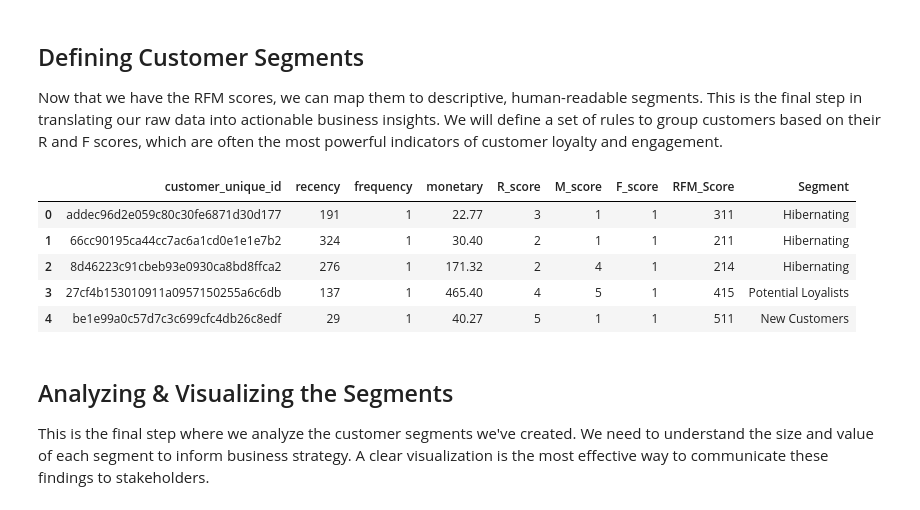
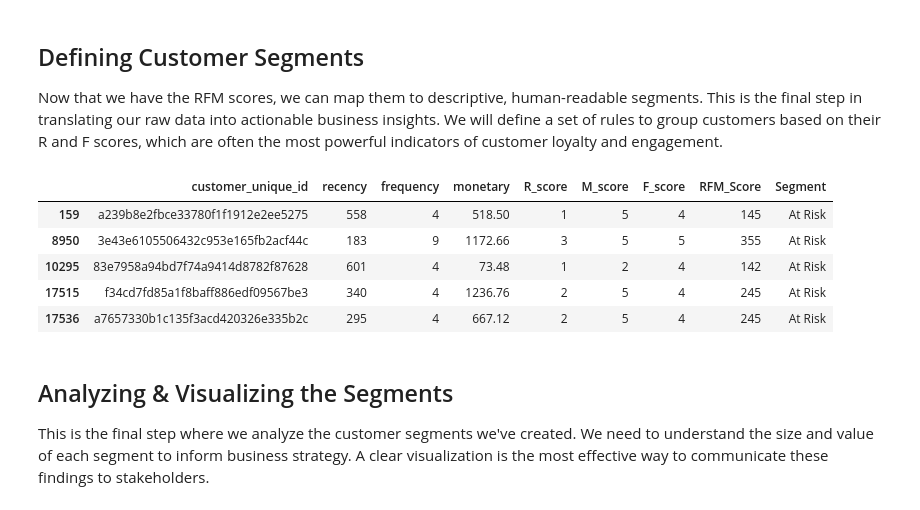
Before and after one commit to NicksonEdbert/olist-ecommerce-analysis, a Jupyter notebook: notebooks/02_rfm_segmentation.ipynb, the cells around one changed output. Cells and saved outputs as stored; diff of their text form; code cells hidden in the pictures.

```diff
--- a/notebooks/02_rfm_segmentation.ipynb
+++ b/notebooks/02_rfm_segmentation.ipynb
@@ -140,38 +140,38 @@ Now that we have the RFM scores, we can map them to descriptive, human-readable
 # %%
 # ---
 # Why we are doing this:
 # A segment name like "Best Customers" is far more intuitive for business users
 # than a score like "555". This mapping is the final and most crucial step
 # in making our analysis actionable. We use a regex-based mapping on the
 # R and F scores, as this is a standard and effective way to define segments.
 # ---
 
 # Create a dictionary to map RFM scores to segment names
 # We use regex to match patterns in the R and F scores
 segment_map = {
     r'[4-5][4-5]': 'Best Customers',  # R=4-5, F=4-5
     r'5[1-3]': 'New Customers',      # R=5, F=1-3
     r'4[1-3]': 'Potential Loyalists', # R=4, F=1-3
     r'[1-3][4-5]': 'At Risk',           # R=1-3, F=4-5 (frequent but not recent)
     r'[1-3]3': 'Needs Attention',     # R=1-3, F=3
     r'[1-3][1-2]': 'Hibernating',       # R=1-3, F=1-2
     r'[4-5][1-3]': 'Promising'        # R=4-5, F=1-3 (recent but not frequent)
 }
 
 
 # Create a new 'Segment' column by mapping the RFM scores
 rfm_df['Segment'] = rfm_df['R_score'].astype(str) + rfm_df['F_score'].astype(str)
 rfm_df['Segment'] = rfm_df['Segment'].replace(segment_map, regex=True)
 
 # Display the first few rows with the new Segment column
-rfm_df.head()
+rfm_df[rfm_df['Segment'] == 'At Risk'].head()
 # %% [output]
 |  | customer_unique_id | recency | frequency | monetary | R_score | M_score | F_score | RFM_Score | Segment |
-| 0 | addec96d2e059c80c30fe6871d30d177 | 191 | 1 | 22.77 | 3 | 1 | 1 | 311 | Hibernating |
-| 1 | 66cc90195ca44cc7ac6a1cd0e1e1e7b2 | 324 | 1 | 30.40 | 2 | 1 | 1 | 211 | Hibernating |
-| 2 | 8d46223c91cbeb93e0930ca8bd8ffca2 | 276 | 1 | 171.32 | 2 | 4 | 1 | 214 | Hibernating |
-| 3 | 27cf4b153010911a0957150255a6c6db | 137 | 1 | 465.40 | 4 | 5 | 1 | 415 | Potential Loyalists |
-| 4 | be1e99a0c57d7c3c699cfc4db26c8edf | 29 | 1 | 40.27 | 5 | 1 | 1 | 511 | New Customers |
+| 159 | a239b8e2fbce33780f1f1912e2ee5275 | 558 | 4 | 518.50 | 1 | 5 | 4 | 145 | At Risk |
+| 8950 | 3e43e6105506432c953e165fb2acf44c | 183 | 9 | 1172.66 | 3 | 5 | 5 | 355 | At Risk |
+| 10295 | 83e7958a94bd7f74a9414d8782f87628 | 601 | 4 | 73.48 | 1 | 2 | 4 | 142 | At Risk |
+| 17515 | f34cd7fd85a1f8baff886edf09567be3 | 340 | 4 | 1236.76 | 2 | 5 | 4 | 245 | At Risk |
+| 17536 | a7657330b1c135f3acd420326e335b2c | 295 | 4 | 667.12 | 2 | 5 | 4 | 245 | At Risk |
 # %% [markdown]
 ## Analyzing & Visualizing the Segments
 
```
Also changed, not shown: parts of 1 cell of this notebook, 1 other file.
